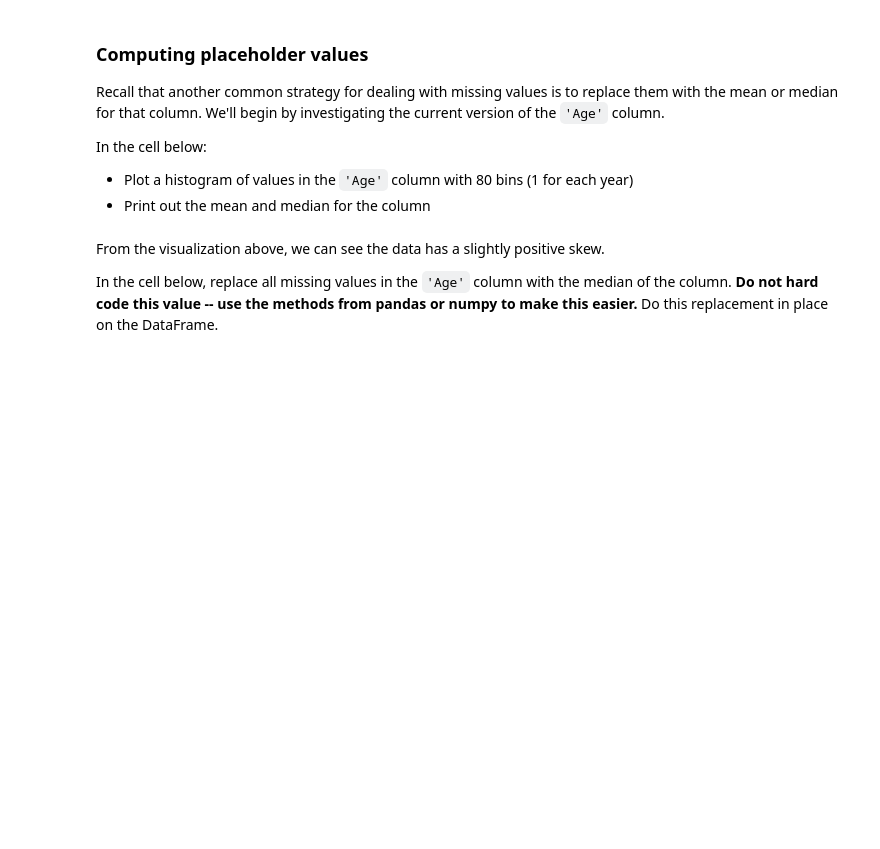
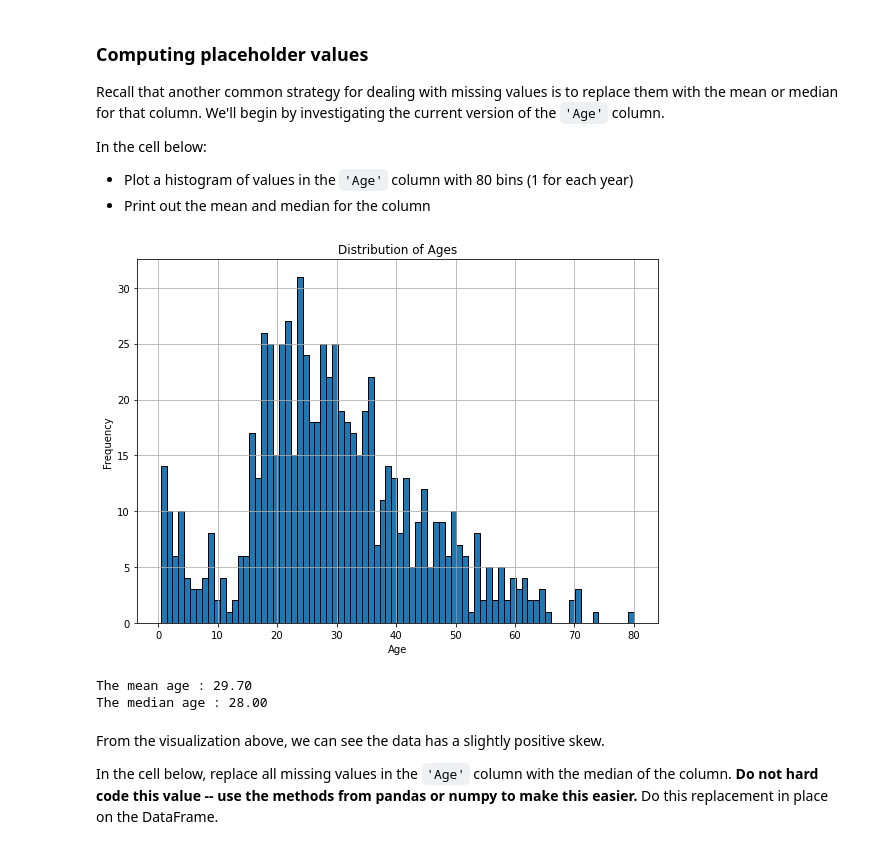
Before and after one commit to KweyuV/dsc-dealing-missing-data-lab, a Jupyter notebook: index.ipynb, the cells around one changed output. Cells and saved outputs as stored; diff of their text form; code cells hidden in the pictures; blank space fills up the shorter version.

```diff
--- a/index.ipynb
+++ b/index.ipynb
@@ -190,3 +205,25 @@ In the cell below:
+# %%
+# Your code here
+plt.figure(figsize=(8,6))
+plt.hist(df['Age'].dropna(), bins=80, edgecolor= 'black')
+plt.title("Distribution of Ages")
+plt.xlabel("Age")
+plt.ylabel('Frequency')
+plt.grid(True)
+plt.tight_layout()
+plt.show()
+
+mean_age = df['Age'].mean()
+mean_age
+print(f"The mean age : {mean_age:.2f}")
+
+median_age = df['Age'].median()
+median_age
+print(f"The median age : {median_age:.2f}")
+# %% [output]
+[figure, added]
+The mean age : 29.70
+The median age : 28.00
 # %% [markdown]
 From the visualization above, we can see the data has a slightly positive skew.
 
```
Also changed, not shown: parts of 9 cells of this notebook.
